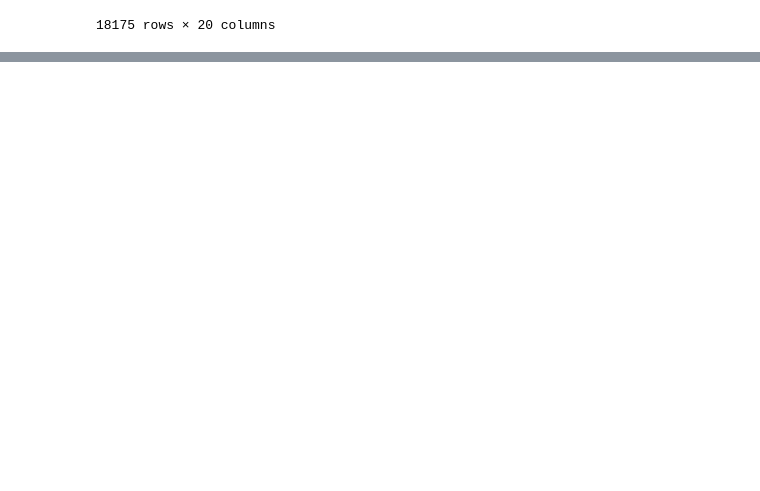
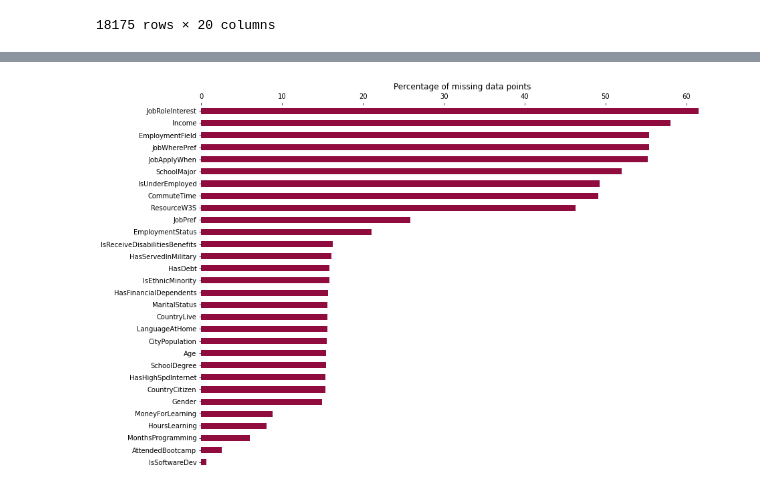
Before and after one commit to paul-trood/Portfolio-Best_Markets_for_Advertising, a Jupyter notebook: coding_survey.ipynb, the cells around one changed output, grey strips where cells are left out. Drawn from its saved outputs; the diff is of its cells as text; code cells hidden in the pictures; blank space fills up the shorter version.

```diff
--- a/coding_survey.ipynb
+++ b/coding_survey.ipynb
@@ -119 +153,8 @@ sns.heatmap(csv.isna().transpose(),
+# %%
+# Converts the list of columns we want to use from pandas.index to list
+cols_to_use = pd.Index.tolist(list)
+cols_to_use.append("JobRoleInterest")
+# %%
+# Isolates the dataframe down to only preferred columns
+csv = csv[cols_to_use]
 # %%
@@ -130,0 +176,15 @@ Index(['Age', 'AttendedBootcamp', 'BootcampFinish', 'BootcampLoanYesNo',
+# %%
+# Drop id.x and id.y columns
+csv = csv.drop(columns=["ID.x","ID.y"])
+# %%
+nulls = csv.apply(pd.isnull).sum()/csv.shape[0] * 100
+nulls = nulls.sort_values()
+# %%
+fig, ax = plt.subplots(figsize = (14, 10))
+nulls.plot(kind = "barh", color = "#900C3F")
+plt.title("Percentage of missing data points")
+plt.gca().spines[["right", "left", "top", "bottom"]].set_visible(False)
+ax.xaxis.tick_top()
+plt.show()
+# %% [output]
+[figure, added]
```
Also changed, not shown: parts of 15 cells of this notebook.
